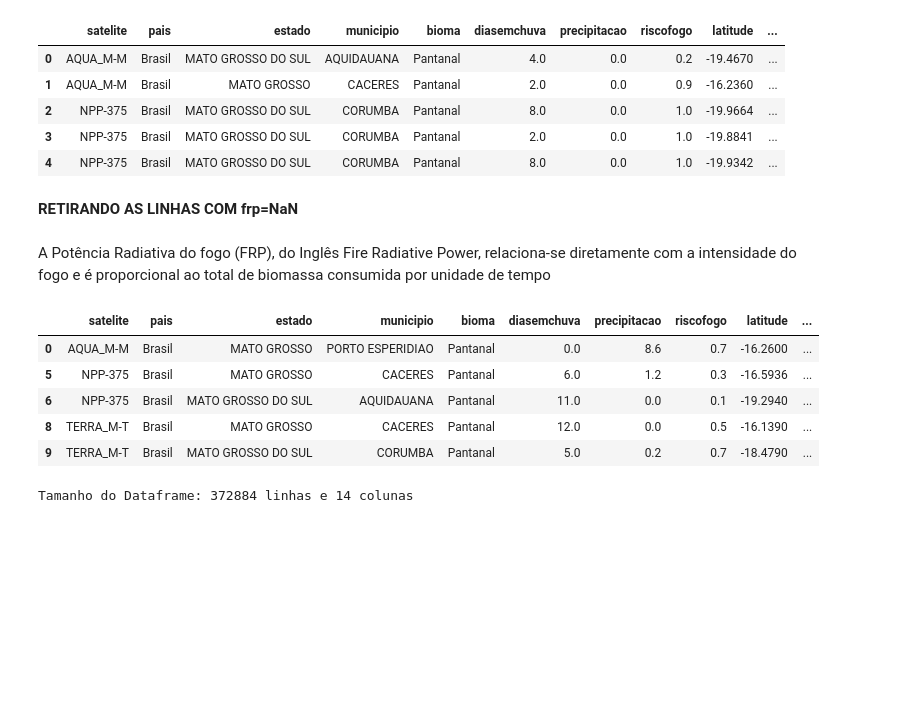
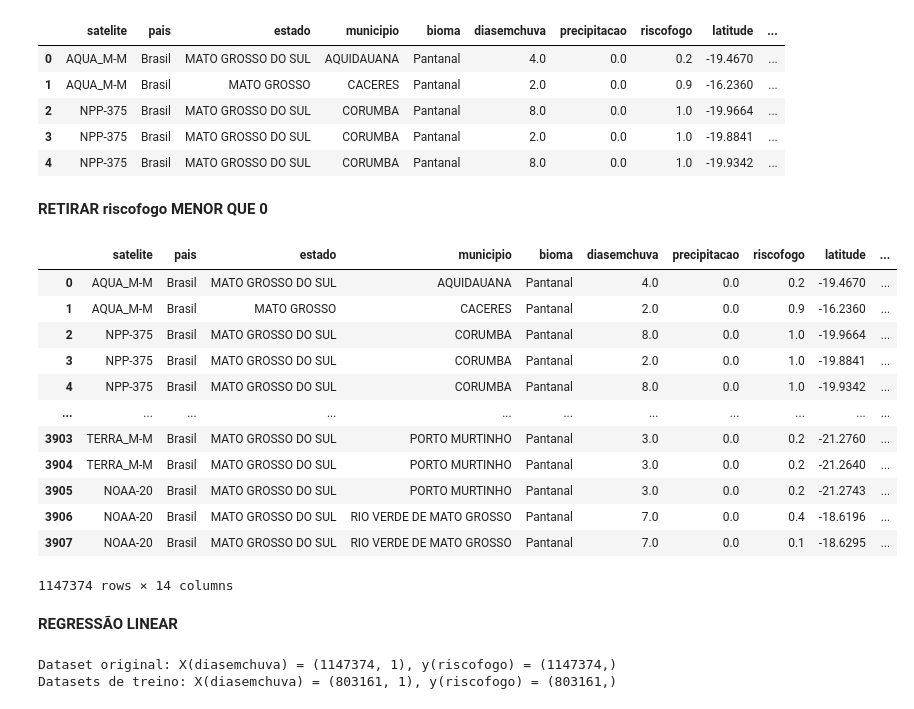
Before and after one commit to charlespimentel/PROJ_QUEIMA_BR, a Jupyter notebook: Inpe_12_21.ipynb, the cells around one changed output. Cells and saved outputs as stored; diff of their text form; code cells hidden in the pictures; blank space fills up the shorter version.

```diff
--- a/Inpe_12_21.ipynb
+++ b/Inpe_12_21.ipynb
@@ -205,22 +180,26 @@ df.head(5)
 | 2 | NPP-375 | Brasil | MATO GROSSO DO SUL | CORUMBA | Pantanal | 8.0 | 0.0 | 1.0 | -19.9664 | ... |
 | 3 | NPP-375 | Brasil | MATO GROSSO DO SUL | CORUMBA | Pantanal | 2.0 | 0.0 | 1.0 | -19.8841 | ... |
 | 4 | NPP-375 | Brasil | MATO GROSSO DO SUL | CORUMBA | Pantanal | 8.0 | 0.0 | 1.0 | -19.9342 | ... |
-# %% [markdown]
-**RETIRANDO AS LINHAS COM frp=NaN**
-# %%
-df = df.dropna(subset=["frp"])
-# %% [markdown]
-A Potência Radiativa do fogo (FRP), do Inglês Fire Radiative Power, relaciona-se diretamente com a intensidade do fogo e é proporcional ao total de biomassa consumida por unidade de tempo
+# %% [markdown]
+**RETIRAR riscofogo MENOR QUE 0**
+# %%
+indexNames = df[df['riscofogo'] < 0].index
+df.drop(indexNames , inplace=True)
 # %%
-df.head(5)
+df
 # %% [output]
 |  | satelite | pais | estado | municipio | bioma | diasemchuva | precipitacao | riscofogo | latitude | ... |
-| 0 | AQUA_M-M | Brasil | MATO GROSSO | PORTO ESPERIDIAO | Pantanal | 0.0 | 8.6 | 0.7 | -16.2600 | ... |
-| 5 | NPP-375 | Brasil | MATO GROSSO | CACERES | Pantanal | 6.0 | 1.2 | 0.3 | -16.5936 | ... |
-| 6 | NPP-375 | Brasil | MATO GROSSO DO SUL | AQUIDAUANA | Pantanal | 11.0 | 0.0 | 0.1 | -19.2940 | ... |
-| 8 | TERRA_M-T | Brasil | MATO GROSSO | CACERES | Pantanal | 12.0 | 0.0 | 0.5 | -16.1390 | ... |
-| 9 | TERRA_M-T | Brasil | MATO GROSSO DO SUL | CORUMBA | Pantanal | 5.0 | 0.2 | 0.7 | -18.4790 | ... |
+| 0 | AQUA_M-M | Brasil | MATO GROSSO DO SUL | AQUIDAUANA | Pantanal | 4.0 | 0.0 | 0.2 | -19.4670 | ... |
+| 1 | AQUA_M-M | Brasil | MATO GROSSO | CACERES | Pantanal | 2.0 | 0.0 | 0.9 | -16.2360 | ... |
+| 2 | NPP-375 | Brasil | MATO GROSSO DO SUL | CORUMBA | Pantanal | 8.0 | 0.0 | 1.0 | -19.9664 | ... |
+| 3 | NPP-375 | Brasil | MATO GROSSO DO SUL | CORUMBA | Pantanal | 2.0 | 0.0 | 1.0 | -19.8841 | ... |
+| 4 | NPP-375 | Brasil | MATO GROSSO DO SUL | CORUMBA | Pantanal | 8.0 | 0.0 | 1.0 | -19.9342 | ... |
+| ... | ... | ... | ... | ... | ... | ... | ... | ... | ... | ... |
+| 3903 | TERRA_M-M | Brasil | MATO GROSSO DO SUL | PORTO MURTINHO | Pantanal | 3.0 | 0.0 | 0.2 | -21.2760 | ... |
+| 3904 | TERRA_M-M | Brasil | MATO GROSSO DO SUL | PORTO MURTINHO | Pantanal | 3.0 | 0.0 | 0.2 | -21.2640 | ... |
+| 3905 | NOAA-20 | Brasil | MATO GROSSO DO SUL | PORTO MURTINHO | Pantanal | 3.0 | 0.0 | 0.2 | -21.2743 | ... |
+| 3906 | NOAA-20 | Brasil | MATO GROSSO DO SUL | RIO VERDE DE MATO GROSSO | Pantanal | 7.0 | 0.0 | 0.4 | -18.6196 | ... |
+| 3907 | NOAA-20 | Brasil | MATO GROSSO DO SUL | RIO VERDE DE MATO GROSSO | Pantanal | 7.0 | 0.0 | 0.1 | -18.6295 | ... |
+1147374 rows × 14 columns
-# %%
-print(f'Tamanho do Dataframe: {df.shape[0]} linhas e {df.shape[1]} colunas') # Descreve o tamanho do dataframe em uma tupla
-# %% [output]
-Tamanho do Dataframe: 372884 linhas e 14 colunas
+# %% [markdown]
+**REGRESSÃO LINEAR**
@@ -226,0 +209,9 @@ Tamanho do Dataframe: 372884 linhas e 14 colunas
+# %%
+X = df[['diasemchuva']]
+y = df['riscofogo']
+X_train, X_test, y_train, y_test = train_test_split(X, y, test_size=0.3, random_state=42)
+print(f'Dataset original: X(diasemchuva) = {X.shape}, y(riscofogo) = {y.shape}')
+print(f'Datasets de treino: X(diasemchuva) = {X_train.shape}, y(riscofogo) = {y_train.shape}')
+# %% [output]
+Dataset original: X(diasemchuva) = (1147374, 1), y(riscofogo) = (1147374,)
+Datasets de treino: X(diasemchuva) = (803161, 1), y(riscofogo) = (803161,)
```
Also changed, not shown: parts of 9 cells of this notebook.
